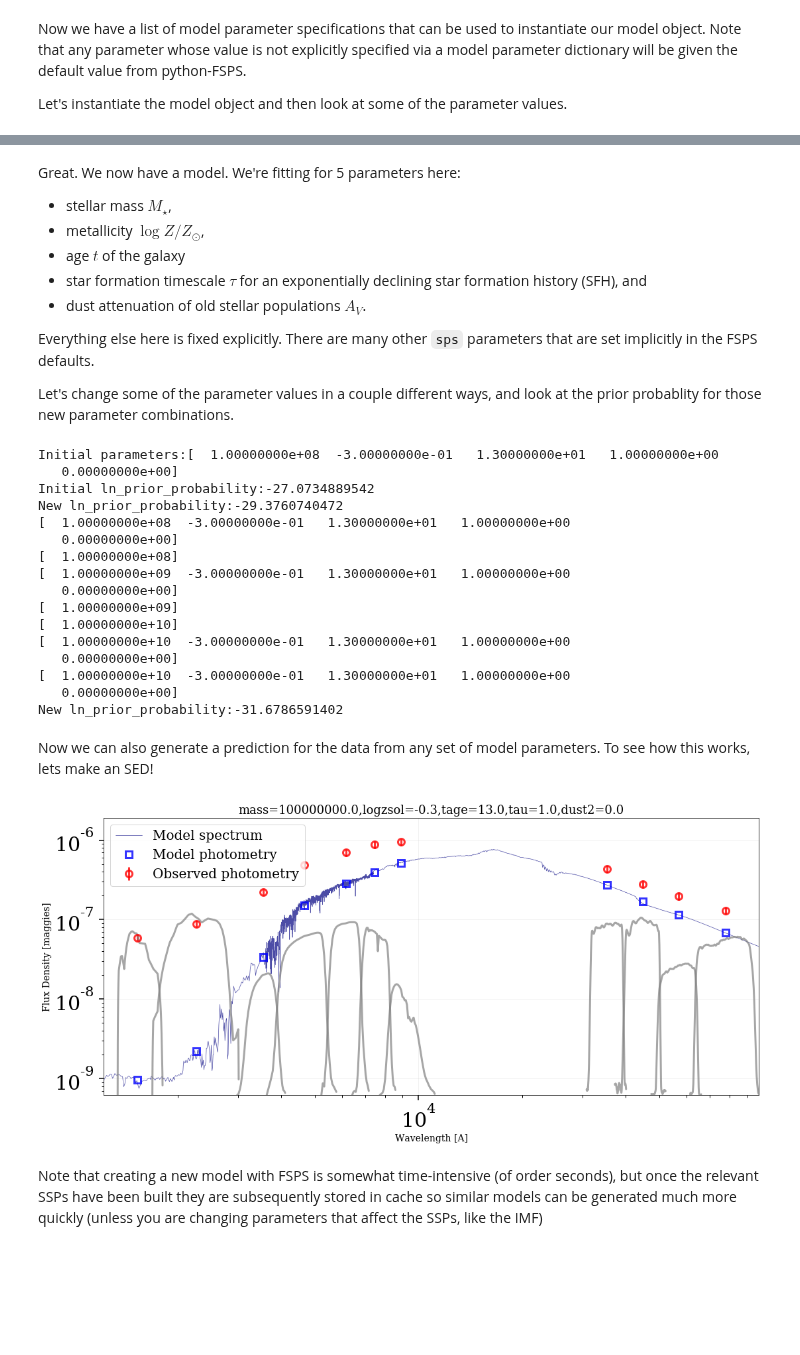
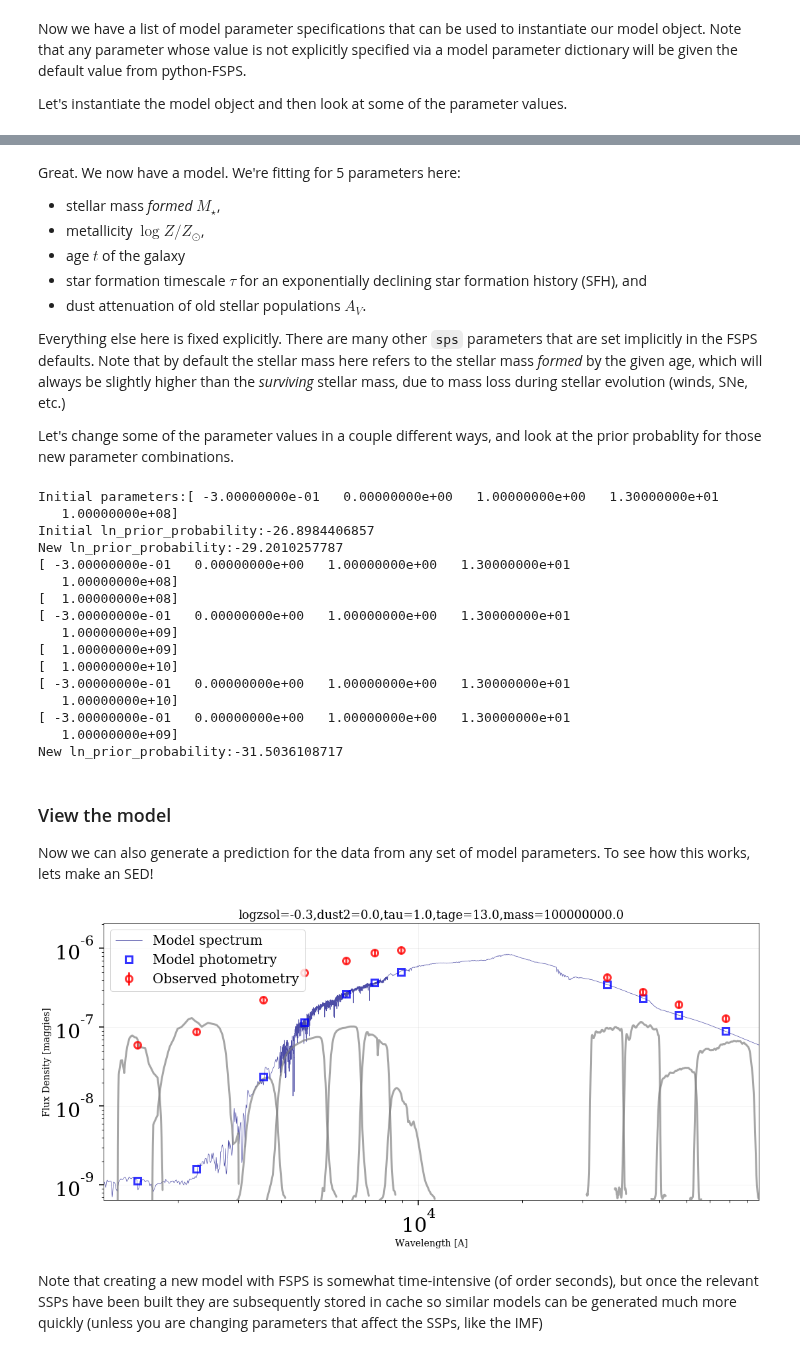
Before and after one commit to bd-j/prospector, a Jupyter notebook: demo/DeconstructedDemo.ipynb, the cells around one changed output, grey strips where cells are left out. Saved outputs shown, nothing was run; the diff lists cells and outputs as text; code cells hidden in the pictures; blank space fills up the shorter version.

Commit message:
update DeconstructedDemo, including use of configuration dictionaries instead of lists

```diff
--- a/demo/DeconstructedDemo.ipynb
+++ b/demo/DeconstructedDemo.ipynb
@@ -284,0 +307,32 @@ Initial parameter dictionary:{'logzsol': array([-0.3]), 'dust2': array([ 0.]), '
+# %%
+from prospect.models import templates
+from copy import deepcopy
+
+# copy one of the prepackaged model sets (as a dictionary)
+model_dict = deepcopy(templates._parameteric_)
+# Let's see what's in it
+print(model_dict.keys())
+# Now add the lumdist parameter that we specified before
+model_dict["lumdist"] = dist_param
+# And make some other changes to match the initial values and priors
+# of the parameter list we made before
+model_dict["dust2"]["init"] = 0.0
+model_dict["dust2"]["prior"] = priors.TopHat(mini=0.0, maxi=2.0)
+model_dict["logzsol"]["init"] = -0.3
+model_dict["tage"]["init"] = 13.
+model_dict["tau"]["prior"] = priors.LogUniform(mini=1e-1, maxi=1e2)
+# This is a dwarf galaxy so we set the initial mass lower
+# and extend the prior to lower values than the default.
+model_dict["mass"]["init"] = 1e8
+model_dict["mass"]["prior"] = priors.LogUniform(mini=1e6, maxi=1e11)
+model_dict["mass"]["disp_floor"] = 1e7
+
+# Now instantiate the model using this new dictionary of parameter specifications
+model = SedModel(model_dict)
+print("Fixed parameters: {}".format(model.fixed_params))
+print("Free parameters: {}".format(model.free_params))
+print("Initial free parameter vector theta:\n {}".format(model.theta))
+print("Initial parameter dictionary:\n{}".format(model.params))
+print("Priors:")
+for k in model.free_params:
+    print(k, model.config_dict[k]["prior"])
@@ -285,12 +354,12 @@ Initial parameter dictionary:{'logzsol': array([-0.3]), 'dust2': array([ 0.]), '
 # %% [markdown]
 Great.  We now have a model.  We're fitting for 5 parameters here:
-- stellar mass $M_\star$,
+- stellar mass *formed* $M_\star$,
 - metallicity $\log Z/Z_\odot$,
 - age $t$ of the galaxy
 - star formation timescale $\tau$ for an exponentially declining star formation history (SFH), and
 - dust attenuation of old stellar populations $A_V$.
 
-Everything else here is fixed explicitly.  There are many other `sps` parameters that are set implicitly in the FSPS defaults.
+Everything else here is fixed explicitly.  There are many other `sps` parameters that are set implicitly in the FSPS defaults.  Note that by default the stellar mass here refers to the stellar mass *formed* by the given age, which will always be slightly higher than the *surviving* stellar mass, due to mass loss during stellar evolution (winds, SNe, etc.)
 
 Let's change some of the parameter values in a couple different ways, and look at the prior probablity for those new parameter combinations.
 # %%
@@ -301,7 +370,8 @@ print("Initial ln_prior_probability:{}".format(model.prior_product(theta)))
 # let's increase the mass by a factor of 10 by manipulating the copied theta vector
 theta[model.theta_index["mass"]] *= 10
 print("New ln_prior_probability:{}".format(model.prior_product(theta)))
-#note that the new parameter vector does not get propogated into the model object by the prior_product() call
+# note that the new parameter vector does not get propogated into the model object
+# by the prior_product() call
 print(model.theta)
 print(model.params["mass"])
 # but we can force that to happen by doing this
@@ -310,8 +380,9 @@ print(model.theta)
 print(model.params["mass"])
 
 # Now let's increase the mass again by accessing the params dictionary directly
-#(instead of through a separate theta vector)
-# This is the only way to change fixed parameters
+# (instead of through a separate theta vector.)
+# This is the only way to change fixed parameters without reinstantiating or
+# reconfiguring the model object from a new configuration dictionary or list.
 model.params["mass"] *= 10
 print(model.params["mass"])
 print(model.theta) # the change now shows up in the model.theta attribute
@@ -319,23 +390,24 @@ print(theta)  # but the external theta vector did not change
 # So let's use the model.theta attribute to calculate again the prior probability
 print("New ln_prior_probability:{}".format(model.prior_product(model.theta)))
 # %% [output]
-Initial parameters:[  1.00000000e+08  -3.00000000e-01   1.30000000e+01   1.00000000e+00
-   0.00000000e+00]
-Initial ln_prior_probability:-27.0734889542
-New ln_prior_probability:-29.3760740472
-[  1.00000000e+08  -3.00000000e-01   1.30000000e+01   1.00000000e+00
-   0.00000000e+00]
+Initial parameters:[ -3.00000000e-01   0.00000000e+00   1.00000000e+00   1.30000000e+01
+   1.00000000e+08]
+Initial ln_prior_probability:-26.8984406857
+New ln_prior_probability:-29.2010257787
+[ -3.00000000e-01   0.00000000e+00   1.00000000e+00   1.30000000e+01
+   1.00000000e+08]
 [  1.00000000e+08]
-[  1.00000000e+09  -3.00000000e-01   1.30000000e+01   1.00000000e+00
-   0.00000000e+00]
+[ -3.00000000e-01   0.00000000e+00   1.00000000e+00   1.30000000e+01
+   1.00000000e+09]
 [  1.00000000e+09]
 [  1.00000000e+10]
-[  1.00000000e+10  -3.00000000e-01   1.30000000e+01   1.00000000e+00
-   0.00000000e+00]
-[  1.00000000e+10  -3.00000000e-01   1.30000000e+01   1.00000000e+00
-   0.00000000e+00]
-New ln_prior_probability:-31.6786591402
+[ -3.00000000e-01   0.00000000e+00   1.00000000e+00   1.30000000e+01
+   1.00000000e+10]
+[ -3.00000000e-01   0.00000000e+00   1.00000000e+00   1.30000000e+01
+   1.00000000e+09]
+New ln_prior_probability:-31.5036108717
 # %% [markdown]
+### View the model
 Now we can also generate a prediction for the data from any set of model parameters.  To see how this works, lets make an SED!
 # %%
 # Generate the model SED at some value of theta
@@ -343,7 +415,7 @@ theta = model.theta.copy()
 theta[model.theta_index["mass"]] = 1e8
 initial_spec, initial_phot, initial_mfrac = model.sed(theta, obs=obs, sps=sps)
 title_text = ','.join(["{}={}".format(p, model.params[p][0]) for p in model.free_params])
-#spec, phot, x = sps.get_spectrum(outwave=obs['wavelength'], filters=obs["filters"], **model.params)
+spec, phot, x = sps.get_spectrum(outwave=obs['wavelength'], filters=obs["filters"], **model.params)
 
 a = 1.0 + model.params.get('zred', 0.0) # cosmological redshifting
 # photometric effective wavelengths
@@ -365,34 +437,34 @@ figure(figsize=(16,8))
 # plot model + data
 loglog(wspec, initial_spec, label='Model spectrum',
        lw=0.7, color='navy', alpha=0.7)
 errorbar(wphot, initial_phot, label='Model photometry',
          marker='s',markersize=10, alpha=0.8, ls='', lw=3,
          markerfacecolor='none', markeredgecolor='blue',
          markeredgewidth=3)
 errorbar(wphot, obs['maggies'], yerr=obs['maggies_unc'],
          label='Observed photometry',
          marker='o', markersize=10, alpha=0.8, ls='', lw=3,
          ecolor='red', markerfacecolor='none', markeredgecolor='red',
          markeredgewidth=3)
 title(title_text)
 
 # plot Filters
 for f in obs['filters']:
     w, t = f.wavelength.copy(), f.transmission.copy()
     while t.max() > 1:
         t /= 10.
     t = 0.1*(ymax-ymin)*t + ymin
     loglog(w, t, lw=3, color='gray', alpha=0.7)
 
 # prettify
 xlabel('Wavelength [A]')
 ylabel('Flux Density [maggies]')
 xlim([xmin, xmax])
 ylim([ymin, ymax])
 legend(loc='best', fontsize=20)
 tight_layout()
 # %% [output]
-[figure, old version]
+[figure, new version]
 # %% [markdown]
 Note that creating a new model with FSPS is somewhat time-intensive (of order seconds), but once the relevant SSPs have been built they are subsequently stored in cache so similar models can be generated much more quickly (unless you are changing parameters that affect the SSPs, like the IMF)
 # %% [markdown]
```
Also changed, not shown: parts of 53 cells of this notebook, 1 other file.
